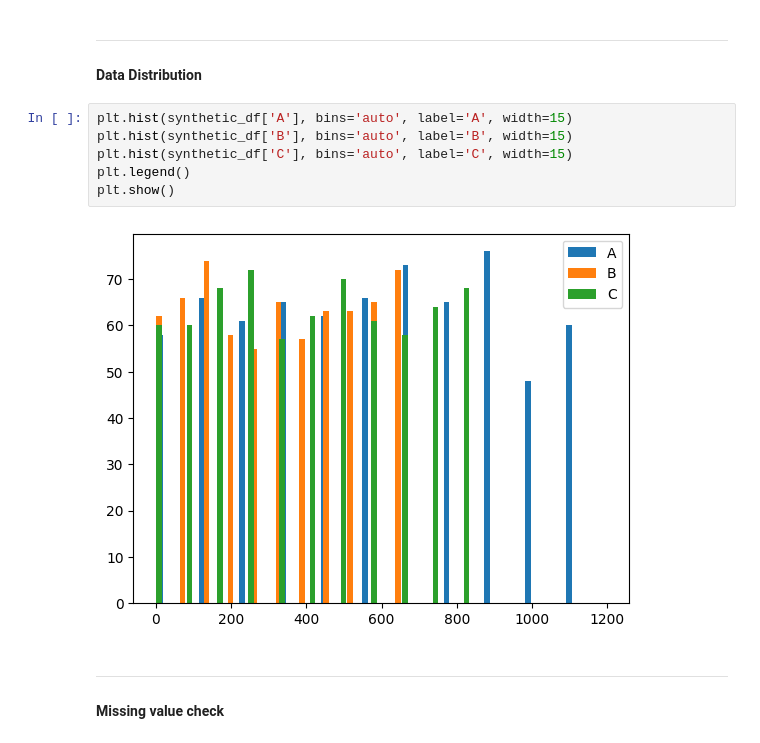
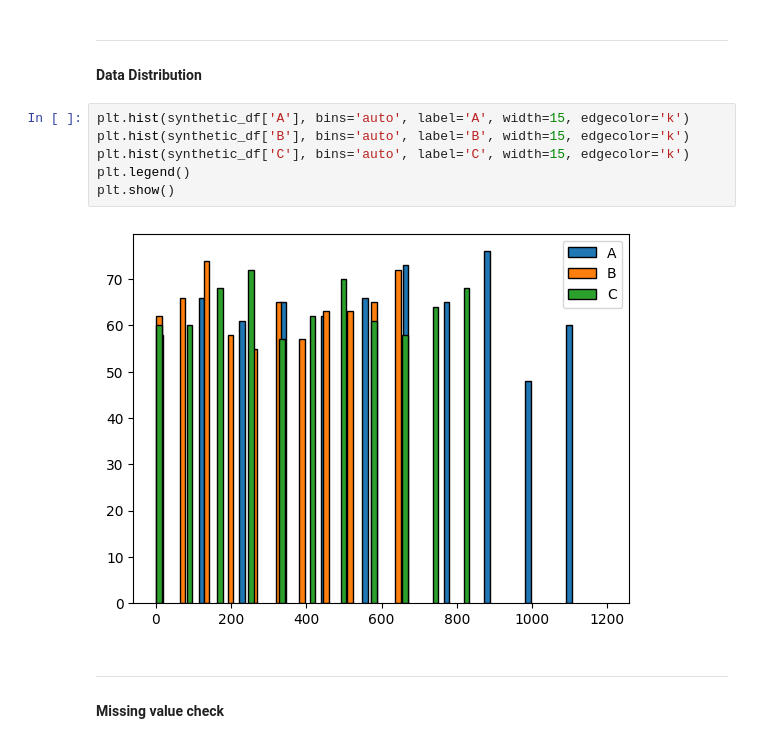
Before and after one commit to AdityaHegde712/ML-Lab, a Jupyter notebook: Lab2/21WU0101053_Aditya_Hegde_MLlab2.ipynb, the cells around one changed output. Drawn from its saved outputs; the diff is of its cells as text.

```diff
--- a/Lab2/21WU0101053_Aditya_Hegde_MLlab2.ipynb
+++ b/Lab2/21WU0101053_Aditya_Hegde_MLlab2.ipynb
@@ -115,13 +116,13 @@ No artists with labels found to put in legend.  Note that artists whose label st
 -------------------------------------------------------------
 #### Data Distribution
 # %%
-plt.hist(synthetic_df['A'], bins='auto', label='A', width=15)
-plt.hist(synthetic_df['B'], bins='auto', label='B', width=15)
-plt.hist(synthetic_df['C'], bins='auto', label='C', width=15)
+plt.hist(synthetic_df['A'], bins='auto', label='A', width=15, edgecolor='k')
+plt.hist(synthetic_df['B'], bins='auto', label='B', width=15, edgecolor='k')
+plt.hist(synthetic_df['C'], bins='auto', label='C', width=15, edgecolor='k')
 plt.legend()
 plt.show()
 # %% [output]
-[figure, old version]
+[figure, new version]
 # %% [markdown]
 -------------------------------------------------------------
 #### Missing value check
```
Also changed, not shown: parts of 13 cells of this notebook, 1 other file.
